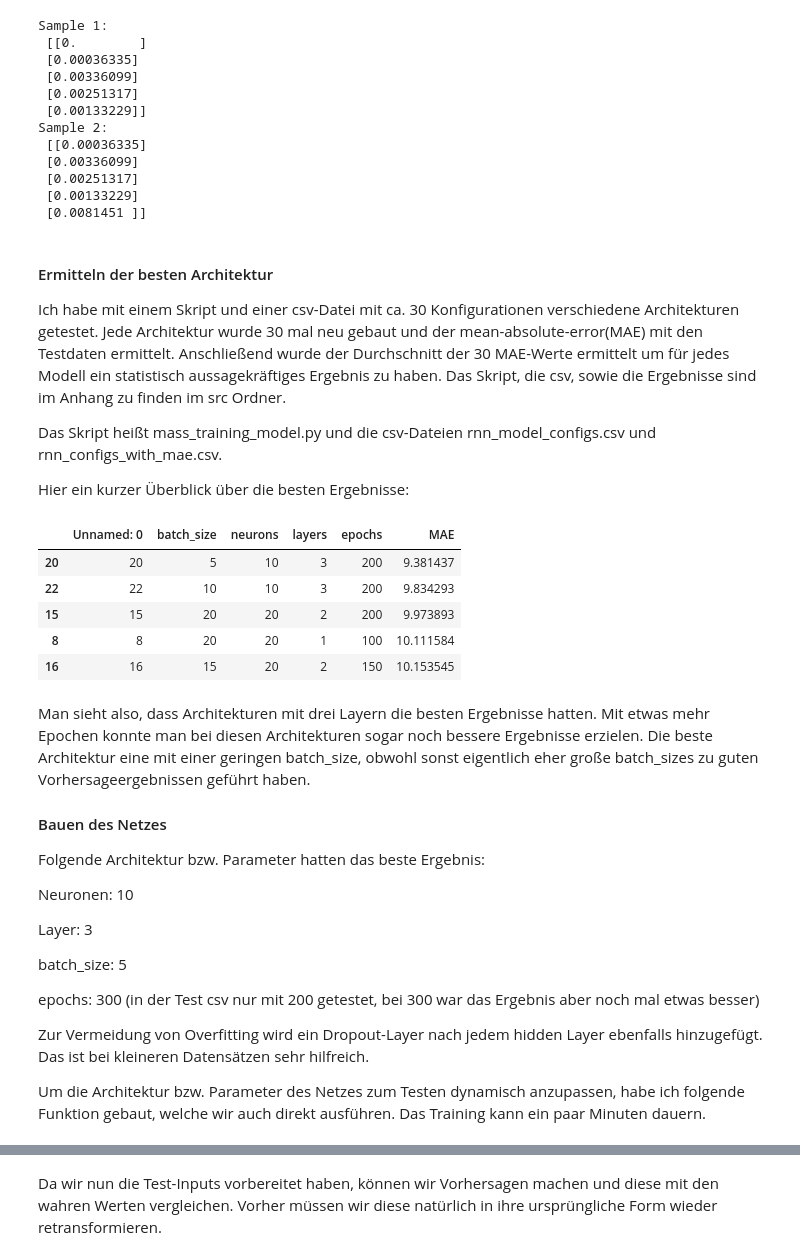
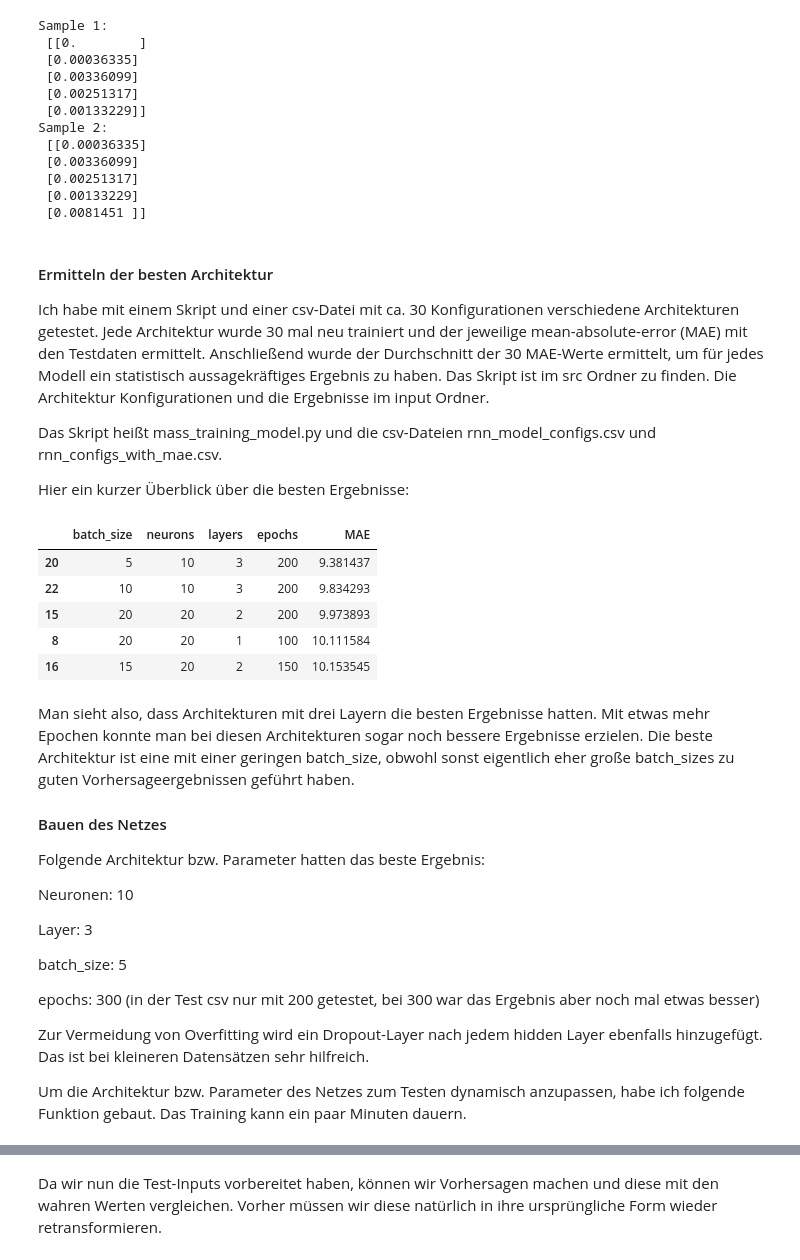
Before and after one commit to Emixeras/gameStopStockPrediction, a Jupyter notebook: notebooks/rnn_prediction_in_python.ipynb, the cells around one changed output, grey strips where cells are left out. Cells and saved outputs as stored; diff of their text form; code cells hidden in the pictures.

```diff
--- a/notebooks/rnn_prediction_in_python.ipynb
+++ b/notebooks/rnn_prediction_in_python.ipynb
@@ -125,9 +128,9 @@ Sample 2:
 #### Ermitteln der besten Architektur
 
 Ich habe mit einem Skript und einer csv-Datei mit ca. 30 Konfigurationen verschiedene
-Architekturen getestet. Jede Architektur wurde 30 mal neu gebaut und der mean-absolute-error(MAE) mit den Testdaten ermittelt. Anschließend wurde
- der Durchschnitt der 30 MAE-Werte ermittelt um für jedes Modell ein
-statistisch aussagekräftiges Ergebnis zu haben. Das Skript, die csv, sowie die Ergebnisse sind im Anhang zu finden im src Ordner.
+Architekturen getestet. Jede Architektur wurde 30 mal neu trainiert und der jeweilige mean-absolute-error (MAE) mit den Testdaten ermittelt. Anschließend wurde
+ der Durchschnitt der 30 MAE-Werte ermittelt, um für jedes Modell ein
+statistisch aussagekräftiges Ergebnis zu haben. Das Skript ist im src Ordner zu finden. Die Architektur Konfigurationen und die Ergebnisse im input Ordner.
 
 Das Skript heißt mass_training_model.py und die csv-Dateien rnn_model_configs.csv und rnn_configs_with_mae.csv.
 
@@ -135,17 +138,18 @@ Hier ein kurzer Überblick über die besten Ergebnisse:
 # %%
 import pandas as pd
 config_with_mae = pd.read_csv("../input/rnn_model_configs_with_MAE_onlyClose")
-config_with_mae.sort_values("MAE", axis=0, ascending=True).head(5)
+config_with_mae = config_with_mae.sort_values("MAE", axis=0, ascending=True)
+config_with_mae.iloc[:, 1:6].head(5)
 # %% [output]
-|  | Unnamed: 0 | batch_size | neurons | layers | epochs | MAE |
-| 20 | 20 | 5 | 10 | 3 | 200 | 9.381437 |
-| 22 | 22 | 10 | 10 | 3 | 200 | 9.834293 |
-| 15 | 15 | 20 | 20 | 2 | 200 | 9.973893 |
-| 8 | 8 | 20 | 20 | 1 | 100 | 10.111584 |
-| 16 | 16 | 15 | 20 | 2 | 150 | 10.153545 |
+|  | batch_size | neurons | layers | epochs | MAE |
+| 20 | 5 | 10 | 3 | 200 | 9.381437 |
+| 22 | 10 | 10 | 3 | 200 | 9.834293 |
+| 15 | 20 | 20 | 2 | 200 | 9.973893 |
+| 8 | 20 | 20 | 1 | 100 | 10.111584 |
+| 16 | 15 | 20 | 2 | 150 | 10.153545 |
 # %% [markdown]
 Man sieht also, dass Architekturen mit drei Layern die besten Ergebnisse hatten. Mit etwas mehr Epochen
-konnte man bei diesen Architekturen sogar noch bessere Ergebnisse erzielen. Die beste Architektur
+konnte man bei diesen Architekturen sogar noch bessere Ergebnisse erzielen. Die beste Architektur ist
 eine mit einer geringen batch_size, obwohl sonst eigentlich eher große batch_sizes zu guten Vorhersageergebnissen geführt haben.
 
 #### Bauen des Netzes
@@ -164,8 +168,7 @@ Zur Vermeidung von Overfitting wird ein Dropout-Layer
 nach jedem hidden Layer ebenfalls hinzugefügt. Das ist bei kleineren
  Datensätzen sehr hilfreich.
 
-Um die Architektur bzw. Parameter des Netzes zum Testen dynamisch anzupassen, habe ich folgende Funktion gebaut, welche wir auch
-direkt ausführen. Das Training kann ein paar Minuten dauern.
+Um die Architektur bzw. Parameter des Netzes zum Testen dynamisch anzupassen, habe ich folgende Funktion gebaut. Das Training kann ein paar Minuten dauern.
 # %%
 from keras.models import Sequential
 from keras.layers import Dense
```
Also changed, not shown: parts of 30 cells of this notebook, 8 other files.
